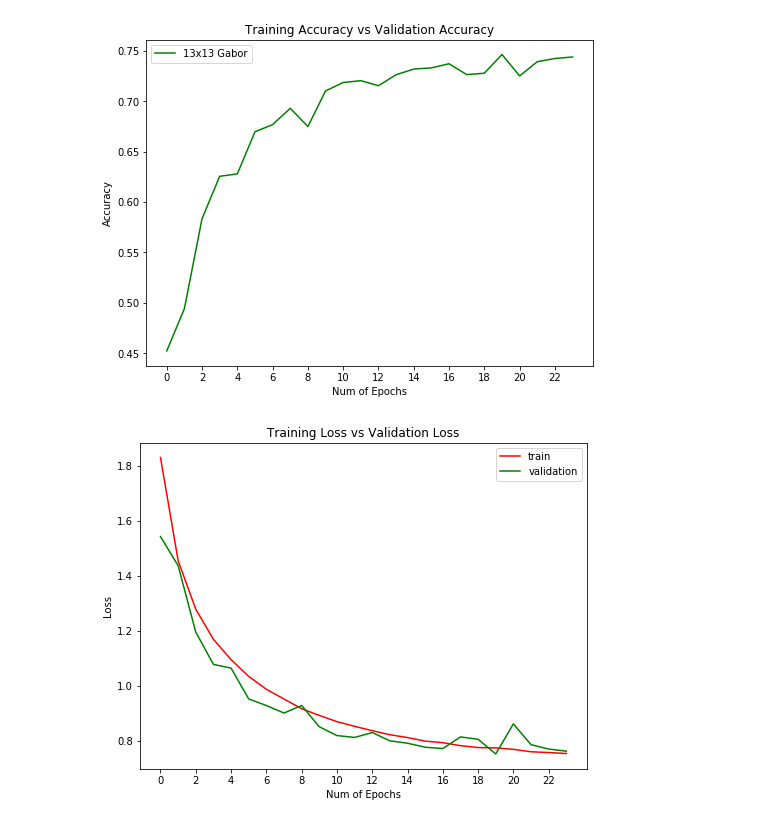
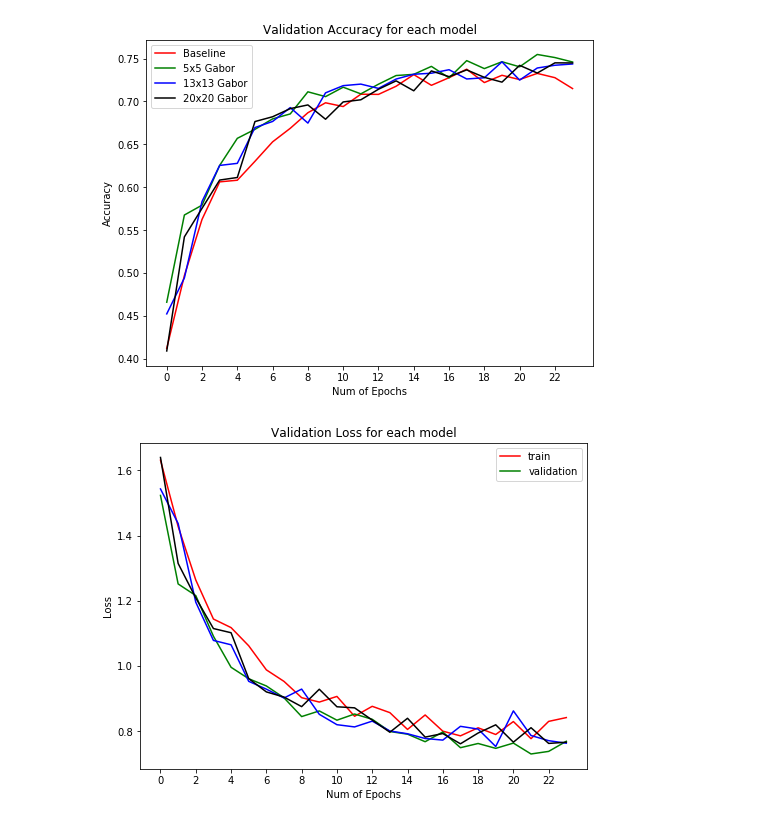
Before and after one commit to halleheho1/Gabor-CNN-CIFAR-10, a Jupyter notebook: Model evaluation.ipynb, the cells around one changed output. Saved outputs shown, nothing was run; the diff lists cells and outputs as text; code cells hidden in the pictures.

```diff
--- a/Model evaluation.ipynb
+++ b/Model evaluation.ipynb
@@ -43,27 +11,40 @@ history_13x13 = import_history('history/model13x13.p')
+# %%
+history_baseline = import_history('history/baseline.p')
+history_5x5 = import_history('history/model5x5.p')
+history_13x13 = import_history('history/model13x13.p')
+history_20x20 = import_history('history/model20x20.p')
 # %%
 plt.figure(0)
 # plt.plot(history_13x13['acc'],'r')
-plt.plot(history_13x13['val_acc'],'g')
+
+plt.plot(history_baseline['val_acc'],'r')
+plt.plot(history_5x5['val_acc'],'g')
+plt.plot(history_13x13['val_acc'],'b')
+plt.plot(history_20x20['val_acc'],'k')
+
 plt.xticks(np.arange(0, epochs, 2.0))
 plt.rcParams['figure.figsize'] = (8, 6)
 plt.xlabel("Num of Epochs")
 plt.ylabel("Accuracy")
-plt.title("Training Accuracy vs Validation Accuracy")
-plt.legend(['13x13 Gabor'])
+plt.title("Validation Accuracy for each model")
+plt.legend(['Baseline', '5x5 Gabor', '13x13 Gabor', '20x20 Gabor'])
 
 
 plt.figure(1)
 # plt.plot(history_13x13['loss'],'r')
-plt.plot(history_13x13['val_loss'],'g')
+plt.plot(history_baseline['val_loss'],'r')
+plt.plot(history_5x5['val_loss'],'g')
+plt.plot(history_13x13['val_loss'],'b')
+plt.plot(history_20x20['val_loss'],'k')
 plt.xticks(np.arange(0, epochs, 2.0))
 plt.rcParams['figure.figsize'] = (8, 6)
 plt.xlabel("Num of Epochs")
 plt.ylabel("Loss")
-plt.title("Training Loss vs Validation Loss")
+plt.title("Validation Loss for each model")
 plt.legend(['train','validation'])
 
 
 plt.show()
 # %% [output]
-[figure, old version]
+[figure, new version]
-[figure, old version]
+[figure, new version]
```
Also changed, not shown: parts of 3 cells of this notebook.
